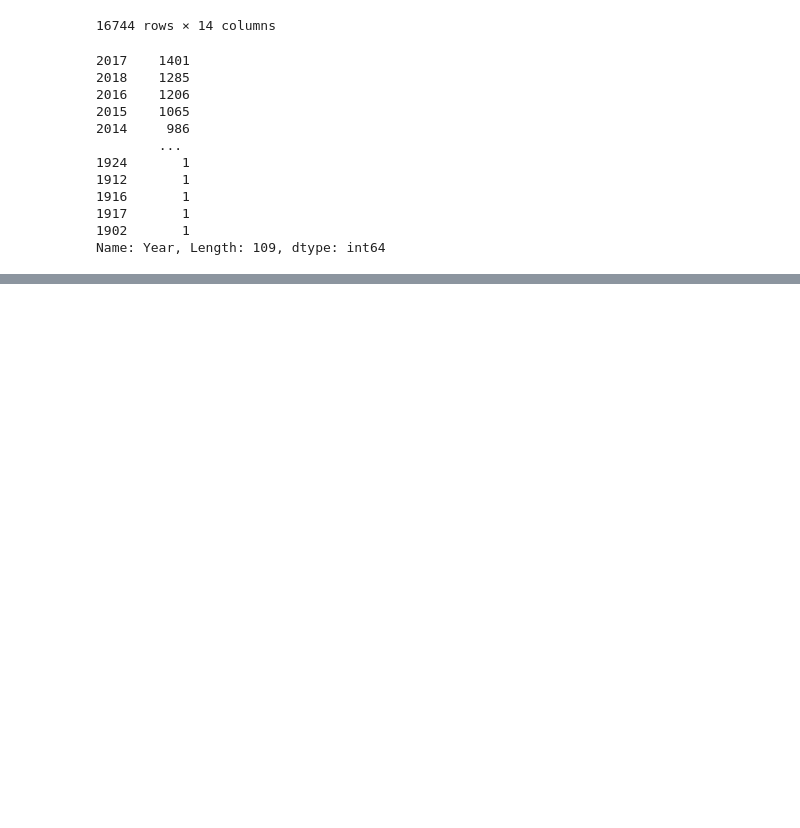
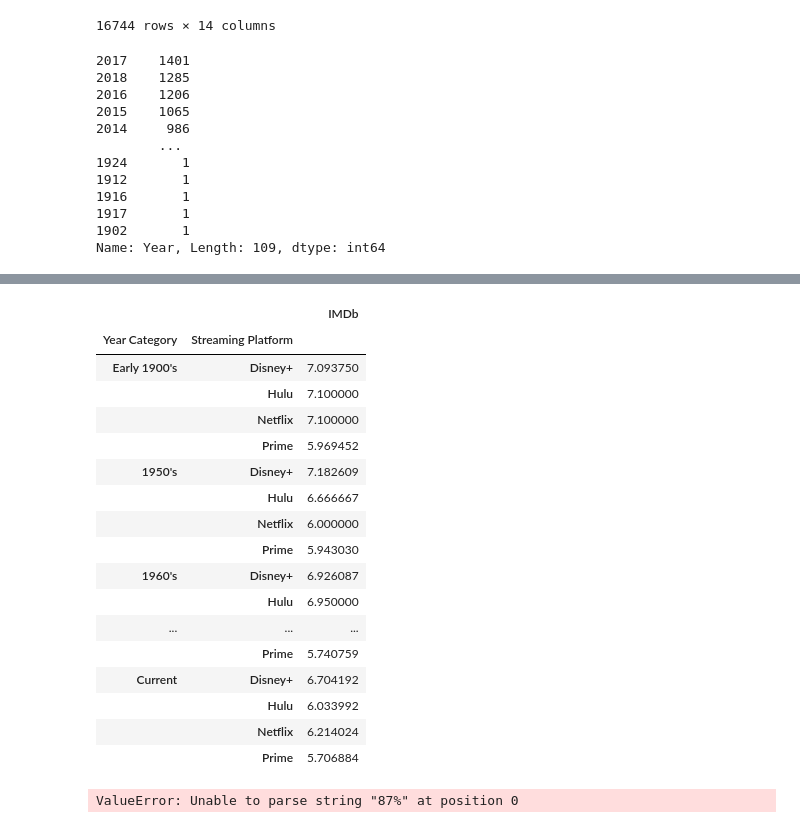
Before and after one commit to tracygoznikar/Project-1, a Jupyter notebook: Project1-Year Analysis.ipynb, the cells around one changed output, grey strips where cells are left out. Drawn from its saved outputs; the diff is of its cells as text; code cells hidden in the pictures; blank space fills up the shorter version.

Commit message:
creates df for imdb scores

```diff
--- a/Project1-Year Analysis.ipynb
+++ b/Project1-Year Analysis.ipynb
@@ -89,4 +89,5 @@ Name: Year, Length: 109, dtype: int64
 bins = [1900, 1949, 1959, 1969, 1979, 1989, 1999, 2009, 2020]
 group_names = ["Early 1900's", "1950's", "1960's", "1970's", "1980's", "1990's", "Early 2000's", "Current"]
 
-df['Year Category']= pd.cut(df)
+year_df['Year Category']= pd.cut(df['Year'], bins, labels=group_names, include_lowest=True)
+year_df
@@ -92,0 +132,27 @@ df['Year Category']= pd.cut(df)
+# %%
+year_analysis_imdb_df = year_df.groupby(['Year Category', 'Streaming Platform'])[['IMDb']].mean()
+year_analysis_imdb_df
+# %% [output]
+|  |  | IMDb |
+| Year Category | Streaming Platform |  |
+| Early 1900's | Disney+ | 7.093750 |
+|  | Hulu | 7.100000 |
+|  | Netflix | 7.100000 |
+|  | Prime | 5.969452 |
+| 1950's | Disney+ | 7.182609 |
+|  | Hulu | 6.666667 |
+|  | Netflix | 6.000000 |
+|  | Prime | 5.943030 |
+| 1960's | Disney+ | 6.926087 |
+|  | Hulu | 6.950000 |
+| ... | ... | ... |
+|  | Prime | 5.740759 |
+| Current | Disney+ | 6.704192 |
+|  | Hulu | 6.033992 |
+|  | Netflix | 6.214024 |
+|  | Prime | 5.706884 |
+# %%
+year_analysis_tomatoes_df = year_df.groupby(['Year Category', 'Streaming Platform'])[['Rotten Tomatoes']].mean()
+year_analysis_tmatoes_df
+# %% [output]
+ValueError: Unable to parse string "87%" at position 0
```
Also changed, not shown: parts of 3 cells of this notebook.
